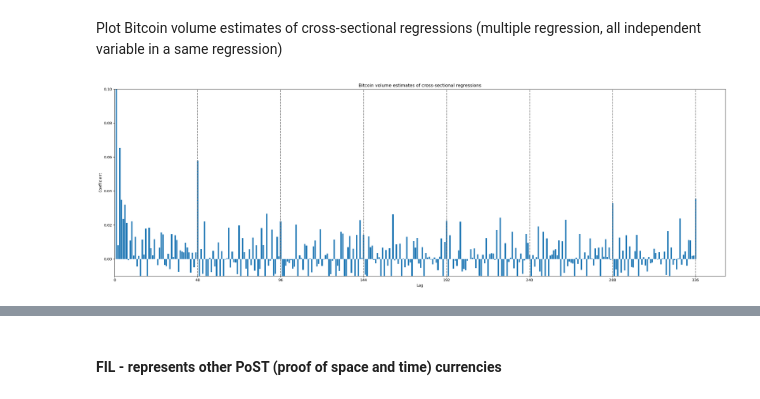
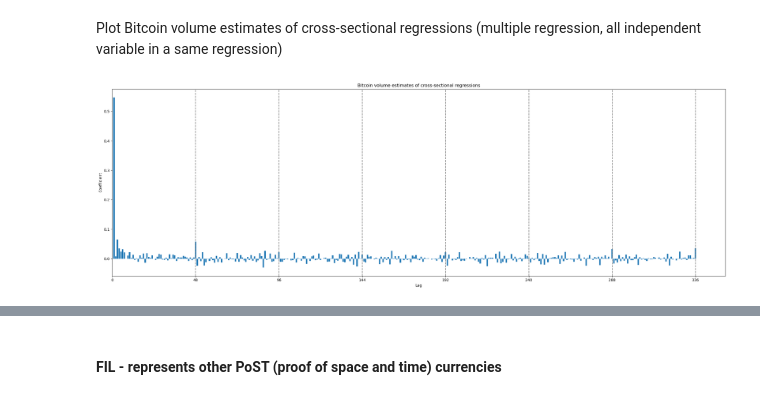
Before and after one commit to junxunliu/crypto_analysis, a Jupyter notebook: cryptocurrency_analysis.ipynb, the cells around one changed output, grey strips where cells are left out. Saved outputs shown, nothing was run; the diff lists cells and outputs as text; code cells hidden in the pictures.

```diff
--- a/cryptocurrency_analysis.ipynb
+++ b/cryptocurrency_analysis.ipynb
@@ -1072,30 +1074,31 @@ BTC_lag1440_vol_reg = sm.OLS(y, X).fit()
 # %%
 # Extract coefficients
 coef_btc = BTC_lag1440_vol_reg.params
 # Delete intercept coef
 gamma = np.delete(coef_btc.values, 0)
 gamma = np.insert(gamma, 0, 0)
 lags = np.delete(coef_btc.index, 0)
 lags = np.array([int(re.findall('\d+', lag)[0]) for lag in lags])
 lags = np.insert(lags, 0, 0)
 # Create a bar plot
 gamma = gamma[:337]
 lags = lags[:337]
 fig, ax = plt.subplots(figsize=(24, 8))
 ax.bar(lags, gamma)
 ax.set_ylabel('Coefficient')
 ax.set_xlabel('Lag')
 # set the y limit
-ax.set_ylim(-0.01, 0.1)
+# ax.set_ylim(-0.02, 0.1)
 # set the x ticks
 ax.set_xticks(lags[::48])
 ax.set_xlim(lags.min())
 # insert vertical lines for plot
 xticks = ax.get_xticks()
 for xtick in xticks:
     ax.axvline(x=xtick, color='gray', linestyle='--')
 ax.set_title('Bitcoin volume estimates of cross-sectional regressions')
 fig.tight_layout()
 plt.show()
+fig.savefig('output/multy_reg_btc_vol_est.jpg')
 # %% [output]
-[figure, old version]
+[figure, new version]
```
Also changed, not shown: parts of 5 cells of this notebook, 3 other files.
